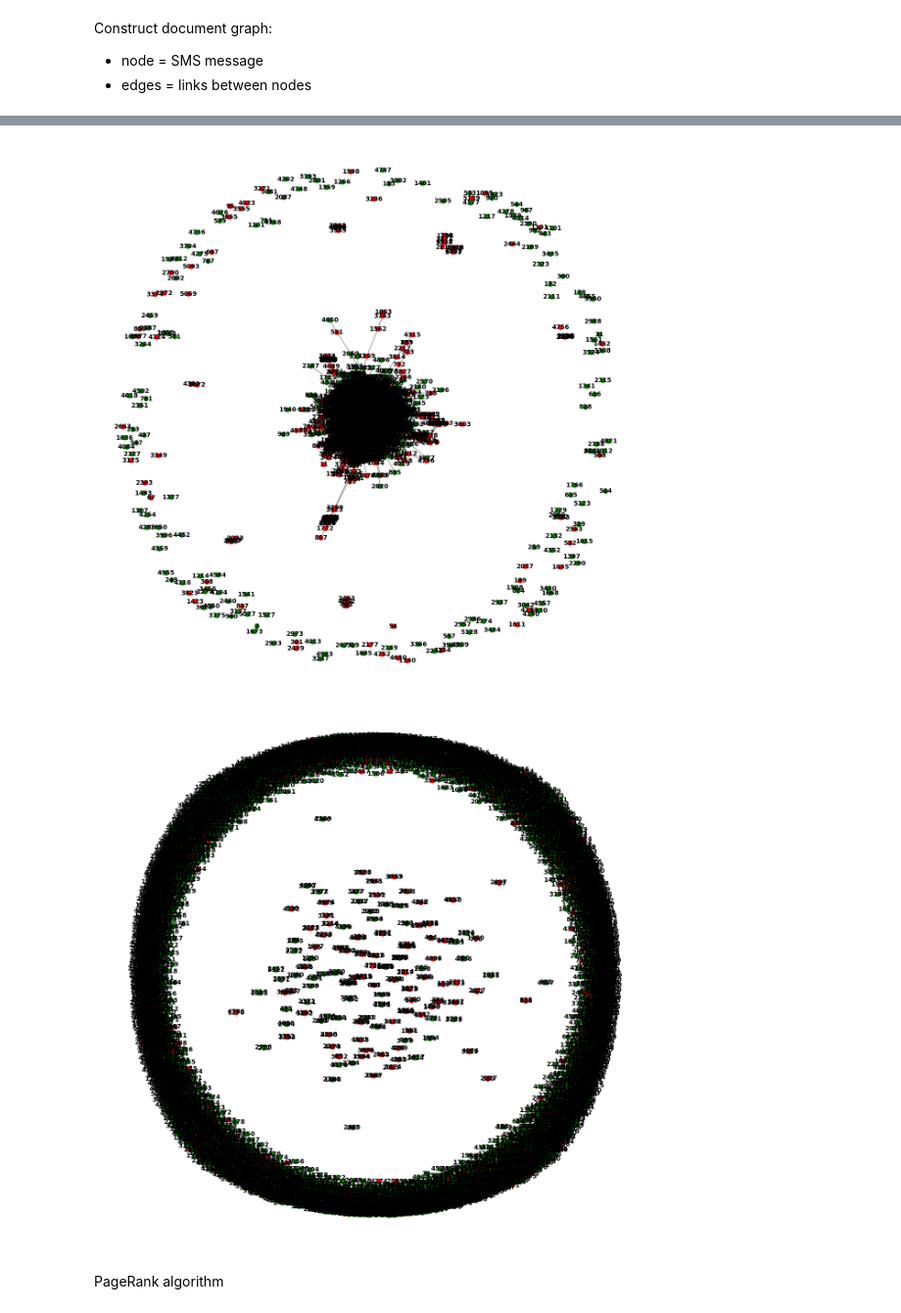
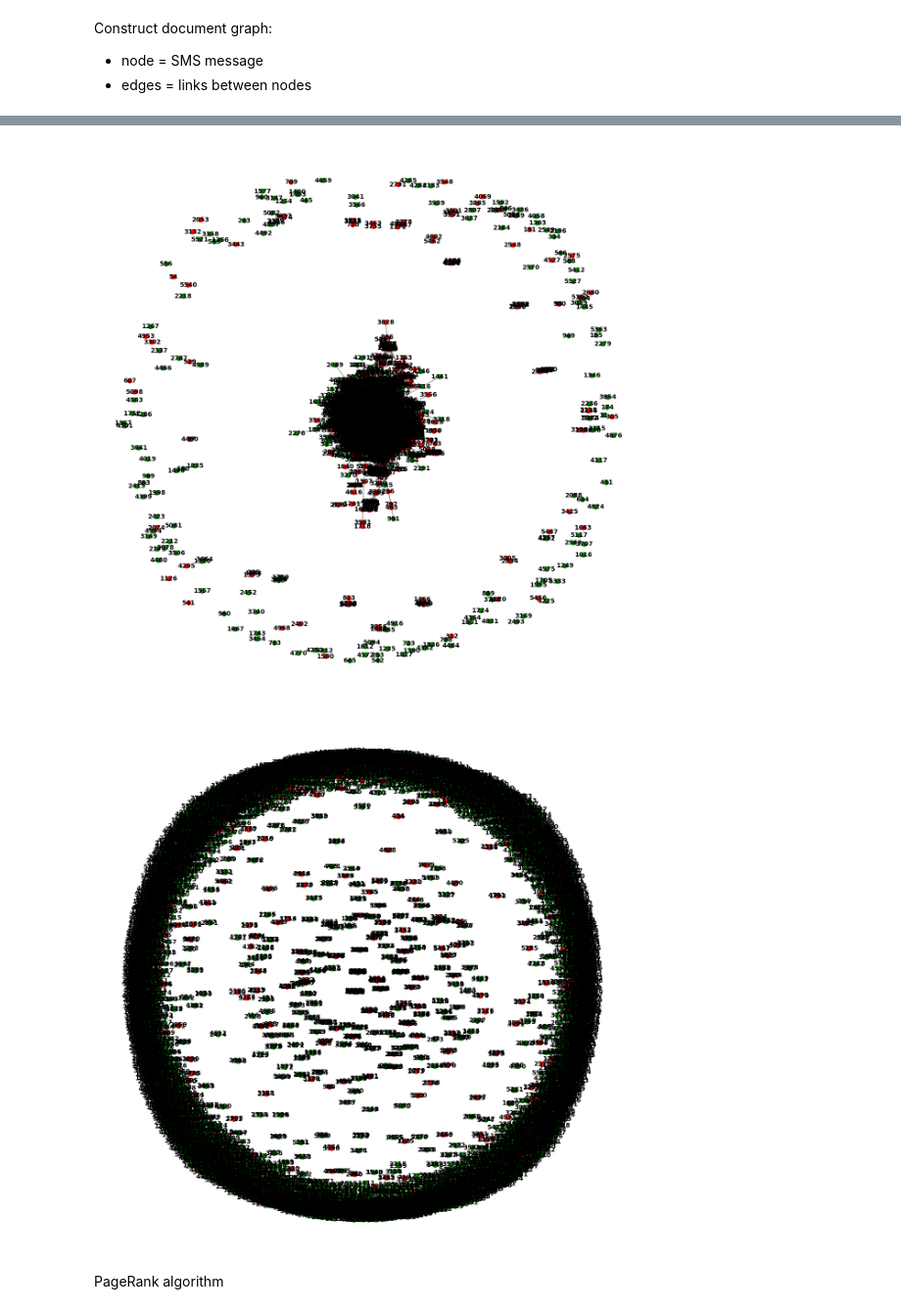
Before and after one commit to jdai01/CAI_NatL, a Jupyter notebook: Assignment 2/Assignment_2.ipynb, the cells around one changed output, grey strips where cells are left out. Shown at 98% size. Cells and saved outputs as stored; diff of their text form; code cells hidden in the pictures.

```diff
--- a/Assignment 2/Assignment_2.ipynb
+++ b/Assignment 2/Assignment_2.ipynb
@@ -218,7 +215,7 @@ sms_spam_collection = os.path.join(data_folder, "SMSSpamCollection")
 
 # Load dataset (SMS Spam Collection dataset)
 df = pd.read_csv(sms_spam_collection, sep="\t", names=["spam", "message"])
-df = df.drop_duplicates() # remove duplicates
+# df = df.drop_duplicates() # remove duplicates
 df['spam'] = df['spam'].map({'ham': 0, 'spam': 1})
 
 df.head()
@@ -467,11 +464,11 @@ def plot_graph(cosine_sim_matrix, labels, threshold=0.1):
 # %%
 plot_graph(cosine_sim_matrix, sms_labels, threshold=0.2)
 # %% [output]
-[figure, old version]
+[figure, new version]
 # %%
-plot_graph(cosine_sim_matrix, sms_labels, threshold=0.85)
+plot_graph(cosine_sim_matrix, sms_labels, threshold=0.8)
 # %% [output]
-[figure, old version]
+[figure, new version]
 # %% [markdown]
 PageRank algorithm
 # %%
```
Also changed, not shown: parts of 9 cells of this notebook, 4 other files.
